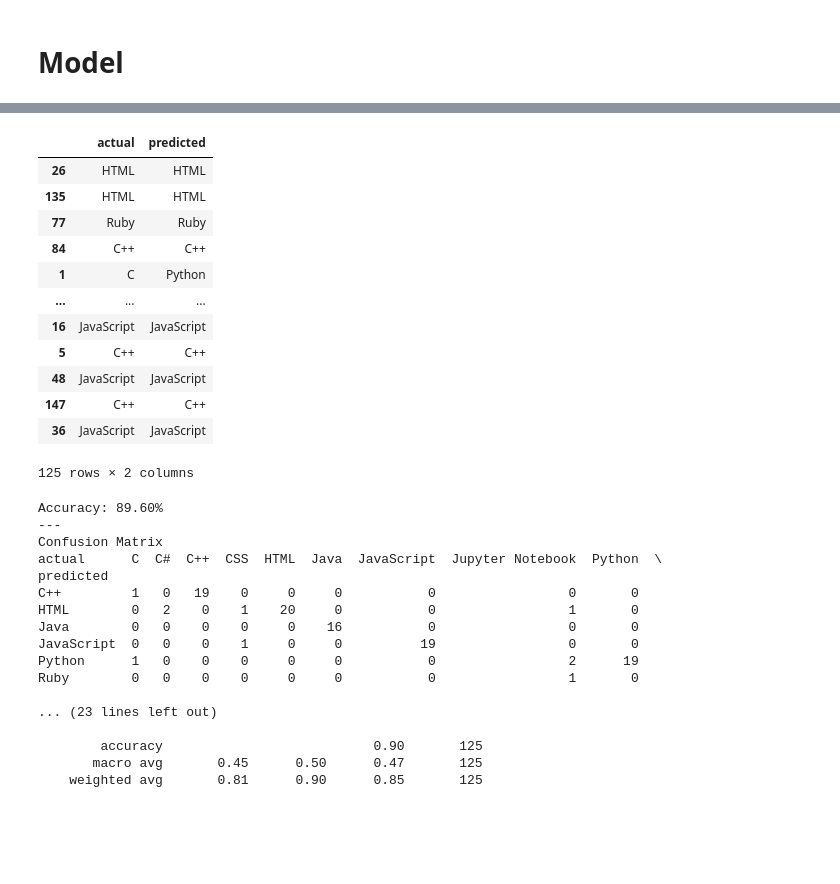
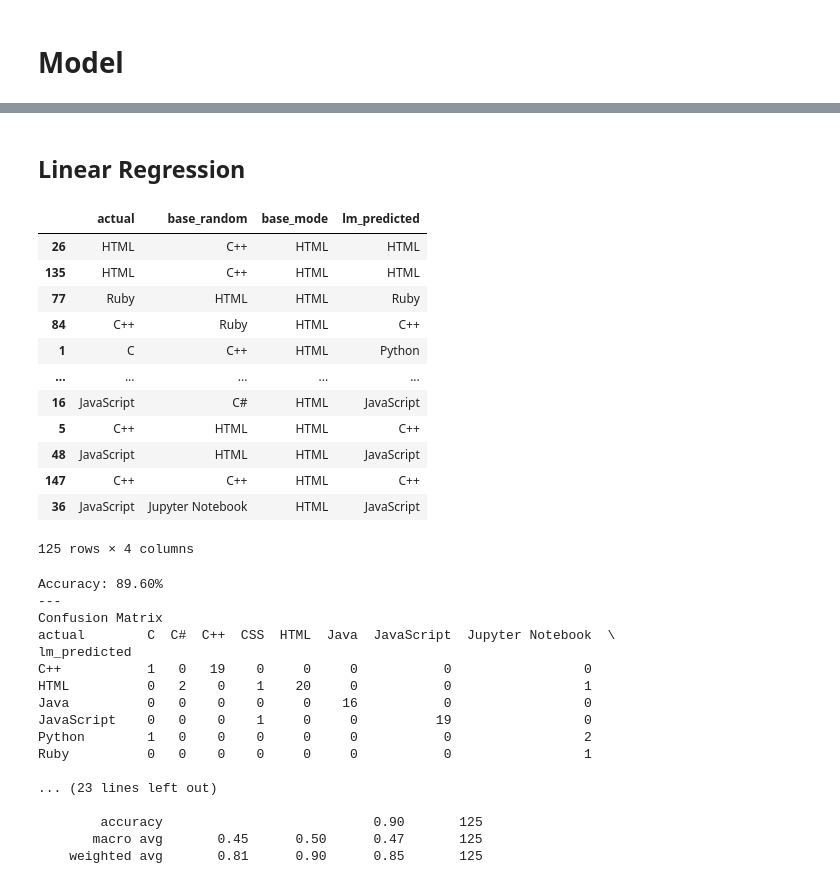
Before and after one commit to NLP-404-Not-Found/nlp-project, a Jupyter notebook: adams_sketchbook.ipynb, the cells around one changed output, grey strips where cells are left out. Drawn from its saved outputs; the diff is of its cells as text; code cells hidden in the pictures; blank space fills up the shorter version.

Commit message:
Completed two baseline models and lin reg model

```diff
--- a/adams_sketchbook.ipynb
+++ b/adams_sketchbook.ipynb
@@ -514,0 +530,16 @@ from sklearn.metrics import classification_report, accuracy_score
+# %%
+def baseline_language_model(train, num_observations):
+    '''
+    This function takes in a train dataset and identifies the proportions for the languages represented in that set.
+    It then creates an array num_observations long where each element is one of the languages randomly selected (weighted by the languages proportion)
+    The array is returned to be used as a series of predictions to compare other models against.
+    '''
+    possible_languages = list(train.language.value_counts().index)
+    probabilities = []
+    for language in possible_languages:
+        probabilities.append(train.language.value_counts()[language] / train.language.shape[0])
+    baseline_predictions = choice(possible_languages, num_observations, p=probabilities)
+    return baseline_predictions
+# %%
+baseline_train_pred_random = baseline_language_model(train, num_observations = train.language.shape[0])
+baseline_train_pred_random[:10]
@@ -514,0 +549,4 @@ from sklearn.metrics import classification_report, accuracy_score
+# %%
+train_results = pd.DataFrame(dict(actual=y_train))
+train_results['base_random'] = baseline_train_pred_random
+train_results
@@ -514,0 +595,3 @@ from sklearn.metrics import classification_report, accuracy_score
+# %%
+train_results['base_mode'] = train.language.value_counts().idxmax()
+train_results
@@ -515,2 +638,4 @@ from sklearn.metrics import classification_report, accuracy_score
+# %% [markdown]
+## Linear Regression
 # %%
 lm = LogisticRegression().fit(X_train, y_train)
@@ -519,40 +642,39 @@ train = pd.DataFrame(dict(actual=y_train))
 # %%
-train['predicted'] = lm.predict(X_train)
+train_results['lm_predicted'] = lm.predict(X_train)
+train_results
+# %% [output]
+|  | actual | base_random | base_mode | lm_predicted |
+| 26 | HTML | C++ | HTML | HTML |
+| 135 | HTML | C++ | HTML | HTML |
+| 77 | Ruby | HTML | HTML | Ruby |
+| 84 | C++ | Ruby | HTML | C++ |
+| 1 | C | C++ | HTML | Python |
+| ... | ... | ... | ... | ... |
+| 16 | JavaScript | C# | HTML | JavaScript |
+| 5 | C++ | HTML | HTML | C++ |
+| 48 | JavaScript | HTML | HTML | JavaScript |
+| 147 | C++ | C++ | HTML | C++ |
+| 36 | JavaScript | Jupyter Notebook | HTML | JavaScript |
+125 rows × 4 columns
-# %%
-train
-# %% [output]
-|  | actual | predicted |
-| 26 | HTML | HTML |
-| 135 | HTML | HTML |
-| 77 | Ruby | Ruby |
-| 84 | C++ | C++ |
-| 1 | C | Python |
-| ... | ... | ... |
-| 16 | JavaScript | JavaScript |
-| 5 | C++ | C++ |
-| 48 | JavaScript | JavaScript |
-| 147 | C++ | C++ |
-| 36 | JavaScript | JavaScript |
-125 rows × 2 columns
 # %%
-print('Accuracy: {:.2%}'.format(accuracy_score(train.actual, train.predicted)))
+print('Accuracy: {:.2%}'.format(accuracy_score(train_results.actual, train_results.lm_predicted)))
 print('---')
 print('Confusion Matrix')
-print(pd.crosstab(train.predicted, train.actual))
+print(pd.crosstab(train_results.lm_predicted, train_results.actual))
 print('---')
-print(classification_report(train.actual, train.predicted))
+print(classification_report(train_results.actual, train_results.lm_predicted))
 # %% [output]
 Accuracy: 89.60%
 ---
 Confusion Matrix
-actual      C  C#  C++  CSS  HTML  Java  JavaScript  Jupyter Notebook  Python  \
-predicted
-C++         1   0   19    0     0     0           0                 0       0
-HTML        0   2    0    1    20     0           0                 1       0
-Java        0   0    0    0     0    16           0                 0       0
-JavaScript  0   0    0    1     0     0          19                 0       0
-Python      1   0    0    0     0     0           0                 2      19
-Ruby        0   0    0    0     0     0           0                 1       0
+actual        C  C#  C++  CSS  HTML  Java  JavaScript  Jupyter Notebook  \
+lm_predicted
+C++           1   0   19    0     0     0           0                 0
+HTML          0   2    0    1    20     0           0                 1
+Java          0   0    0    0     0    16           0                 0
+JavaScript    0   0    0    1     0     0          19                 0
+Python        1   0    0    0     0     0           0                 2
+Ruby          0   0    0    0     0     0           0                 1
 
 ... (23 lines left out)
 
```
Also changed, not shown: parts of 24 cells of this notebook.
